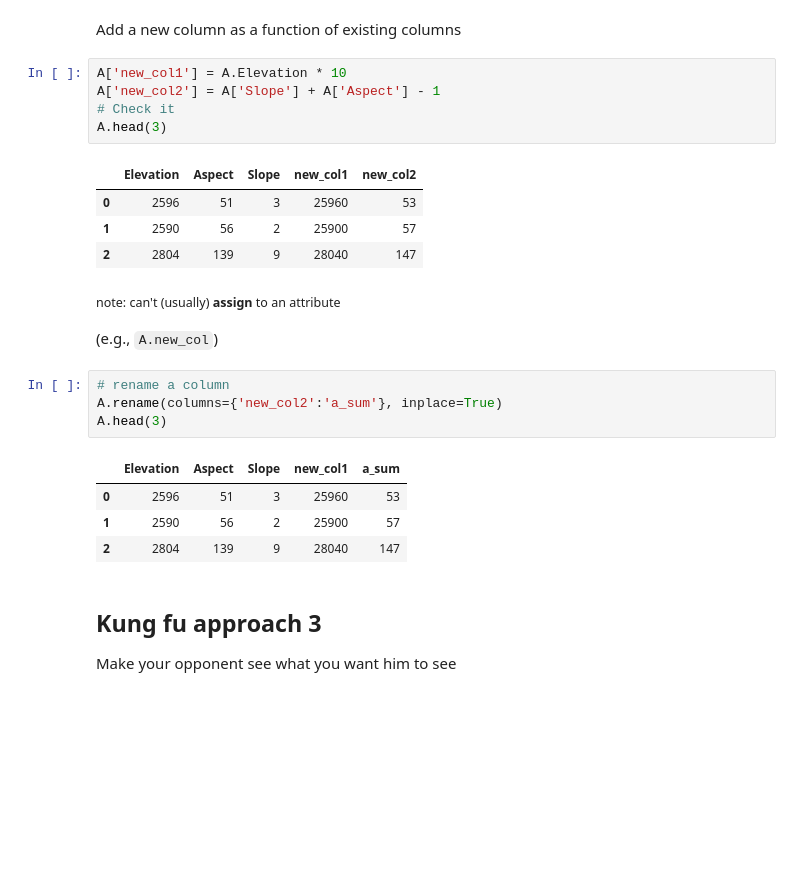
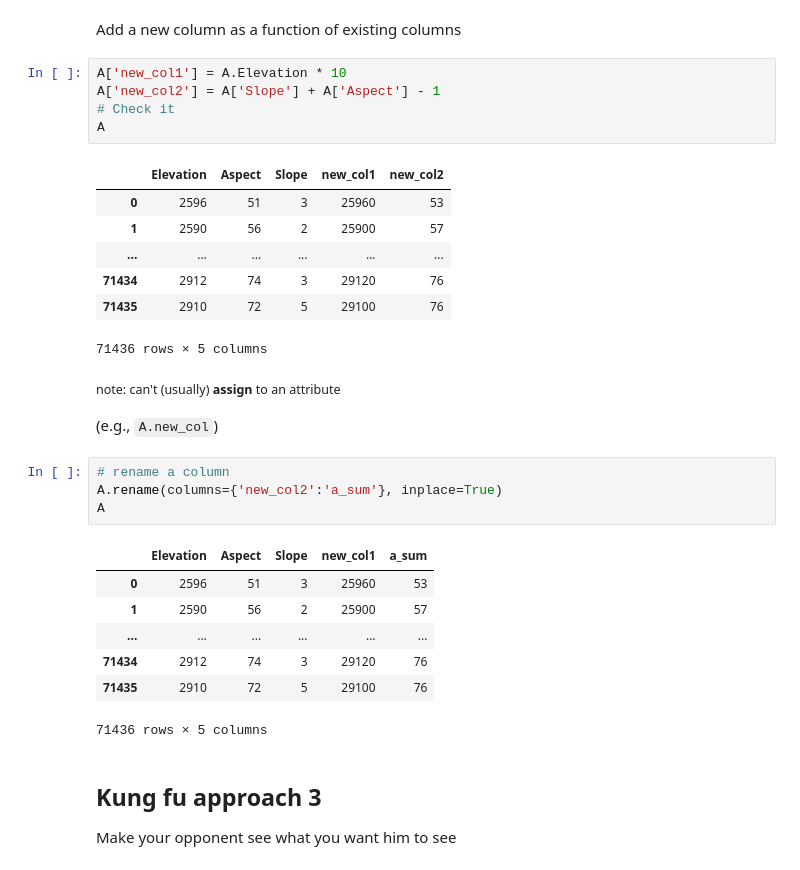
Before and after one commit to hpcit/lectures, a Jupyter notebook: pydata/06_dataframes.ipynb, the cells around one changed output. Cells and saved outputs as stored; diff of their text form; blank space fills up the shorter version.

Commit message:
Using max_rows in pandas output and removing head everywhere

```diff
--- a/pydata/06_dataframes.ipynb
+++ b/pydata/06_dataframes.ipynb
@@ -278,13 +285,16 @@ Add a new column as a function of existing columns
 # %%
 A['new_col1'] = A.Elevation * 10
 A['new_col2'] = A['Slope'] + A['Aspect'] - 1
 # Check it
-A.head(3)
+A
 # %% [output]
 |  | Elevation | Aspect | Slope | new_col1 | new_col2 |
 | 0 | 2596 | 51 | 3 | 25960 | 53 |
 | 1 | 2590 | 56 | 2 | 25900 | 57 |
-| 2 | 2804 | 139 | 9 | 28040 | 147 |
+| ... | ... | ... | ... | ... | ... |
+| 71434 | 2912 | 74 | 3 | 29120 | 76 |
+| 71435 | 2910 | 72 | 5 | 29100 | 76 |
+71436 rows × 5 columns
 # %% [markdown]
 <small>note: can't (usually) **assign** to an attribute
 
@@ -292,12 +302,15 @@ A.head(3)
 # %%
 # rename a column
 A.rename(columns={'new_col2':'a_sum'}, inplace=True)
-A.head(3)
+A
 # %% [output]
 |  | Elevation | Aspect | Slope | new_col1 | a_sum |
 | 0 | 2596 | 51 | 3 | 25960 | 53 |
 | 1 | 2590 | 56 | 2 | 25900 | 57 |
-| 2 | 2804 | 139 | 9 | 28040 | 147 |
+| ... | ... | ... | ... | ... | ... |
+| 71434 | 2912 | 74 | 3 | 29120 | 76 |
+| 71435 | 2910 | 72 | 5 | 29100 | 76 |
+71436 rows × 5 columns
 # %% [markdown]
 ## Kung fu approach 3
 Make your opponent see what you want him to see
```
Also changed, not shown: parts of 19 cells of this notebook.
